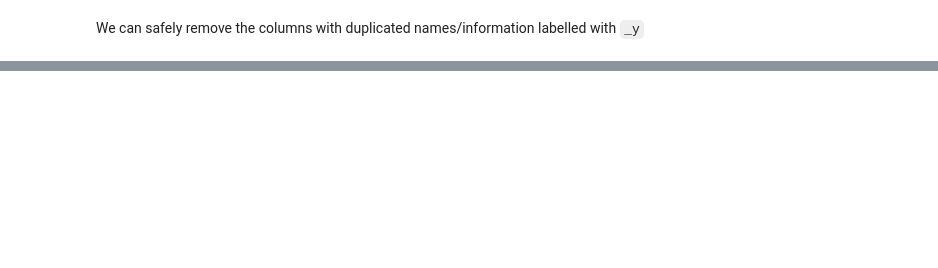
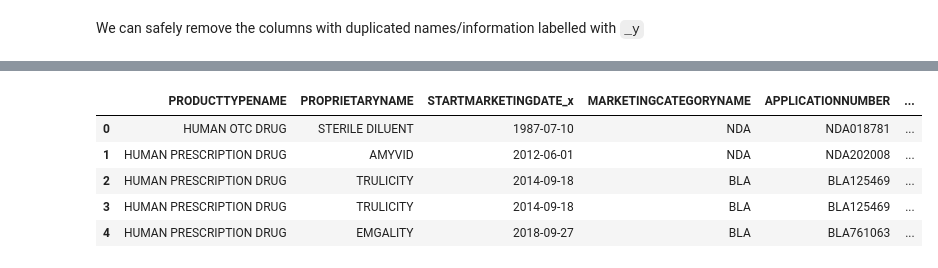
Before and after one commit to simlal/data-mining-assignments_bin710, a Jupyter notebook: dev2/tp2.ipynb, the cells around one changed output, grey strips where cells are left out. Cells and saved outputs as stored; diff of their text form; code cells hidden in the pictures; blank space fills up the shorter version.

```diff
--- a/dev2/tp2.ipynb
+++ b/dev2/tp2.ipynb
@@ -2110,0 +2327,2 @@ We can safely remove the columns with duplicated names/information labelled with
+# %%
+temp_df_unknowns["PACKAGEDESCRIPTION_FILTERED"] = packdeck_imputed
@@ -2110,0 +2335,2 @@ We can safely remove the columns with duplicated names/information labelled with
+# %%
+rx_df.loc[temp_df_unknowns.index, "PACKAGEDESCRIPTION_FILTERED"] = packdeck_imputed
@@ -2110,0 +2464,13 @@ We can safely remove the columns with duplicated names/information labelled with
+# %%
+cols_to_drop = abs(rx_df.astype(str).apply(lambda x: pd.factorize(x)[0]).corr())["PHARM_CLASSES"][abs(rx_df.astype(str).apply(lambda x: pd.factorize(x)[0]).corr())["PHARM_CLASSES"] < 0.1].index
+# %%
+rx_df = rx_df.drop(columns=cols_to_drop)
+# %%
+rx_df.head()
+# %% [output]
+|  | PRODUCTTYPENAME | PROPRIETARYNAME | STARTMARKETINGDATE_x | MARKETINGCATEGORYNAME | APPLICATIONNUMBER | ... |
+| 0 | HUMAN OTC DRUG | STERILE DILUENT | 1987-07-10 | NDA | NDA018781 | ... |
+| 1 | HUMAN PRESCRIPTION DRUG | AMYVID | 2012-06-01 | NDA | NDA202008 | ... |
+| 2 | HUMAN PRESCRIPTION DRUG | TRULICITY | 2014-09-18 | BLA | BLA125469 | ... |
+| 3 | HUMAN PRESCRIPTION DRUG | TRULICITY | 2014-09-18 | BLA | BLA125469 | ... |
+| 4 | HUMAN PRESCRIPTION DRUG | EMGALITY | 2018-09-27 | BLA | BLA761063 | ... |
```
Also changed, not shown: parts of 94 cells of this notebook.
